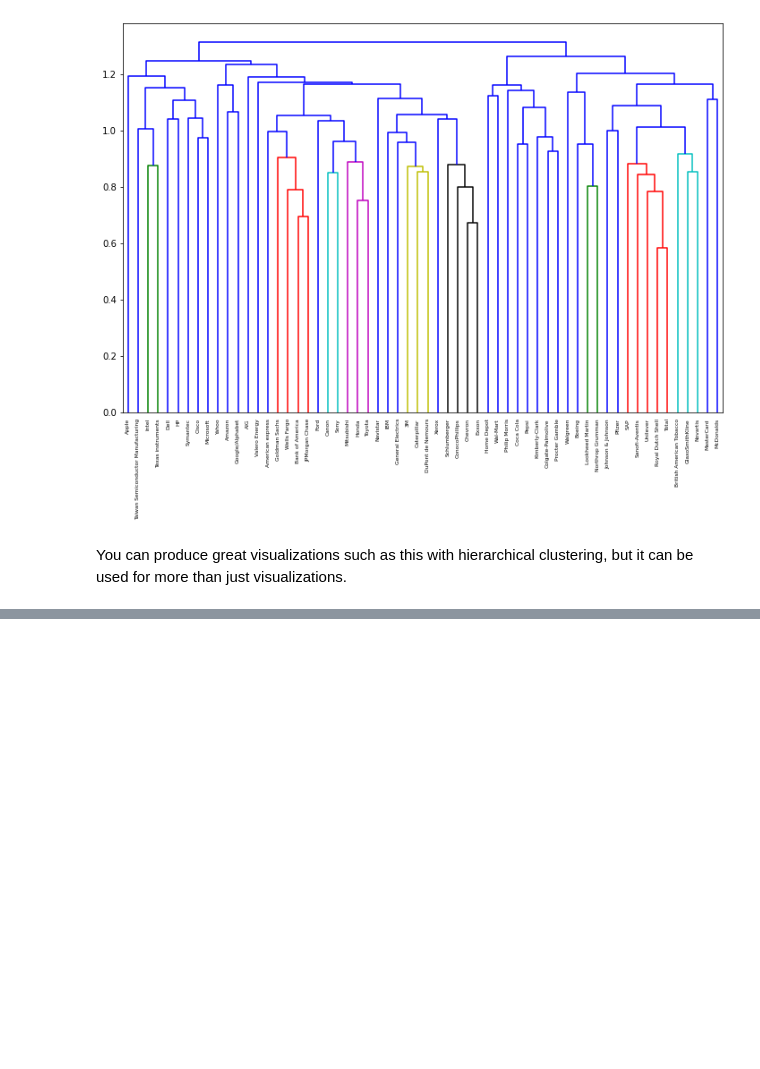
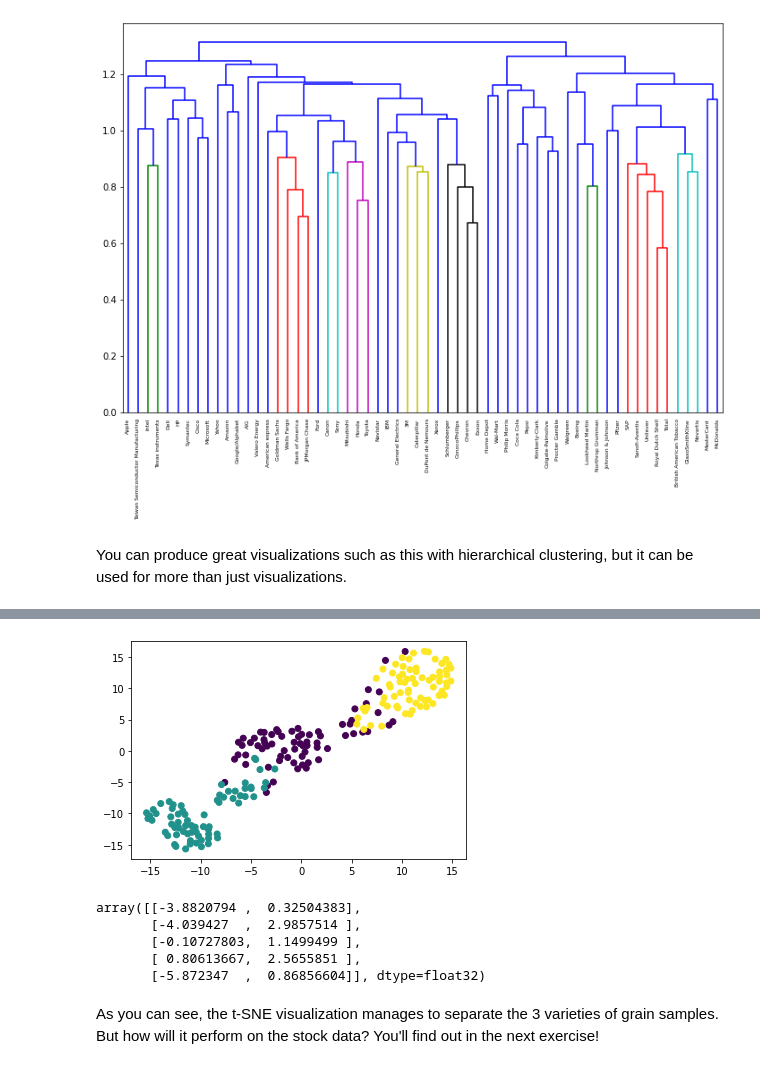
Before and after one commit to Aduzona/Machine_Learning, a Jupyter notebook: 15_ML_Other_Concepts/2_Unsupervised_learning_in_python/2_Visualization_with_hierarchical_clustering._and_t-sne.ipynb, the cells around one changed output, grey strips where cells are left out. Drawn from its saved outputs; the diff is of its cells as text; code cells hidden in the pictures; blank space fills up the shorter version.

```diff
--- a/15_ML_Other_Concepts/2_Unsupervised_learning_in_python/2_Visualization_with_hierarchical_clustering._and_t-sne.ipynb
+++ b/15_ML_Other_Concepts/2_Unsupervised_learning_in_python/2_Visualization_with_hierarchical_clustering._and_t-sne.ipynb
@@ -368,0 +483,31 @@ You can produce great visualizations such as this with hierarchical clustering,
+# %%
+# Import TSNE
+from sklearn.manifold import TSNE
+
+# Create a TSNE instance: model
+model = TSNE(learning_rate=200)
+
+# Apply fit_transform to samples: tsne_features
+tsne_features = model.fit_transform(samples)
+
+# Select the 0th feature: xs
+xs = tsne_features[:,0]
+
+# Select the 1st feature: ys
+ys = tsne_features[:,1]
+
+# Scatter plot, coloring by variety_numbers
+plt.scatter(xs,ys,c=variety_numbers)
+plt.show()
+# %% [output]
+[figure, added]
+# %%
+tsne_features[0:5]
+# %% [output]
+array([[-3.8820794 ,  0.32504383],
+       [-4.039427  ,  2.9857514 ],
+       [-0.10727803,  1.1499499 ],
+       [ 0.80613667,  2.5655851 ],
+       [-5.872347  ,  0.86856604]], dtype=float32)
+# %% [markdown]
+As you can see, the t-SNE visualization manages to separate the 3 varieties of grain samples. But how will it perform on the stock data? You'll find out in the next exercise!
```
Also changed, not shown: parts of 21 cells of this notebook, 31 other files.
